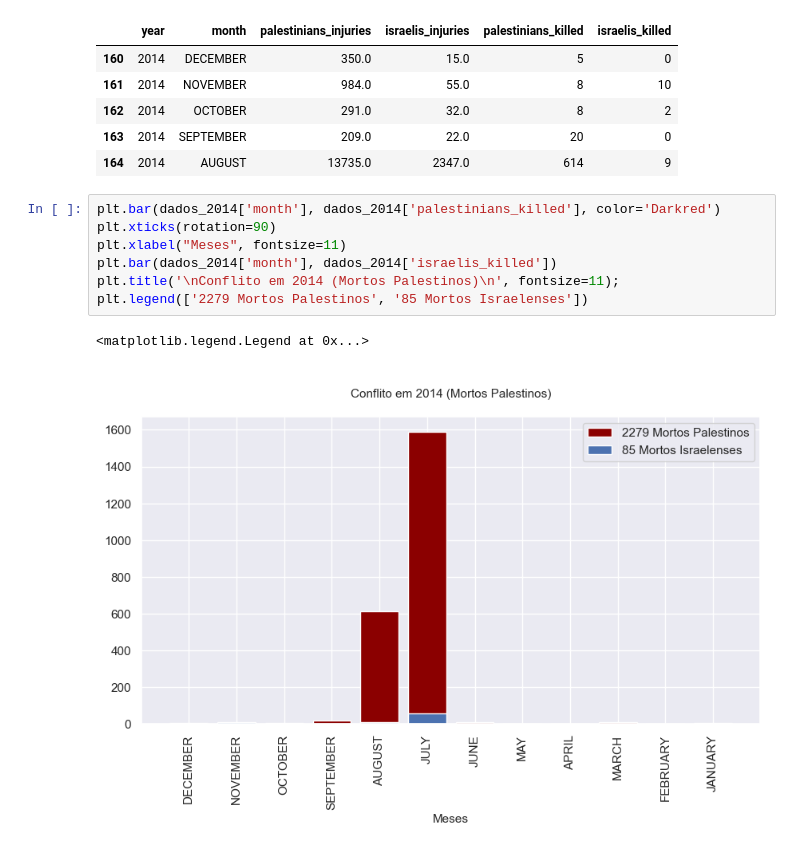
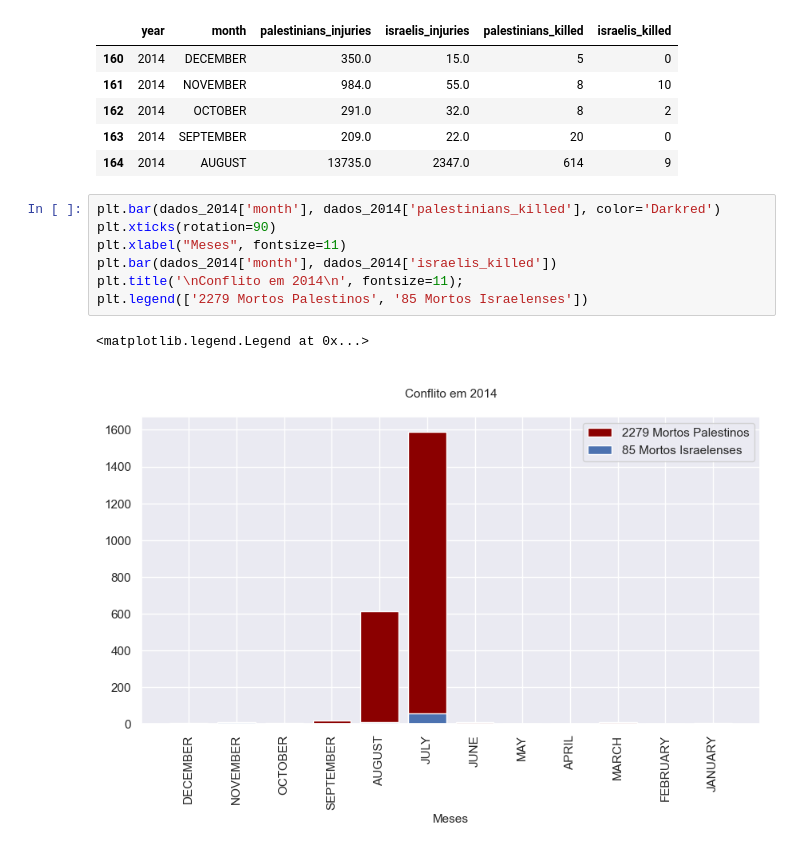
Before and after one commit to henriquecarvalho-maker/Conflito-israelo-palestino, a Jupyter notebook: análise_dos_mortos_e_feridos_no_conflito_entre_palestinos_e_israelitas.ipynb, the cells around one changed output. Cells and saved outputs as stored; diff of their text form.

```diff
--- a/análise_dos_mortos_e_feridos_no_conflito_entre_palestinos_e_israelitas.ipynb
+++ b/análise_dos_mortos_e_feridos_no_conflito_entre_palestinos_e_israelitas.ipynb
@@ -326,13 +326,13 @@ dados_2014.head()
 # %%
 plt.bar(dados_2014['month'], dados_2014['palestinians_killed'], color='Darkred')
 plt.xticks(rotation=90)
 plt.xlabel("Meses", fontsize=11)
 plt.bar(dados_2014['month'], dados_2014['israelis_killed'])
-plt.title('\nConflito em 2014 (Mortos Palestinos)\n', fontsize=11);
+plt.title('\nConflito em 2014\n', fontsize=11);
 plt.legend(['2279 Mortos Palestinos', '85 Mortos Israelenses'])
 # %% [output]
 <matplotlib.legend.Legend at 0x...>
-[figure, old version]
+[figure, new version]
 # %%
 explode = (0, 0.5)
 label = 'Mortos Palestinos', 'Mortos Israelenses'
```
Also changed, not shown: parts of 5 cells of this notebook.
